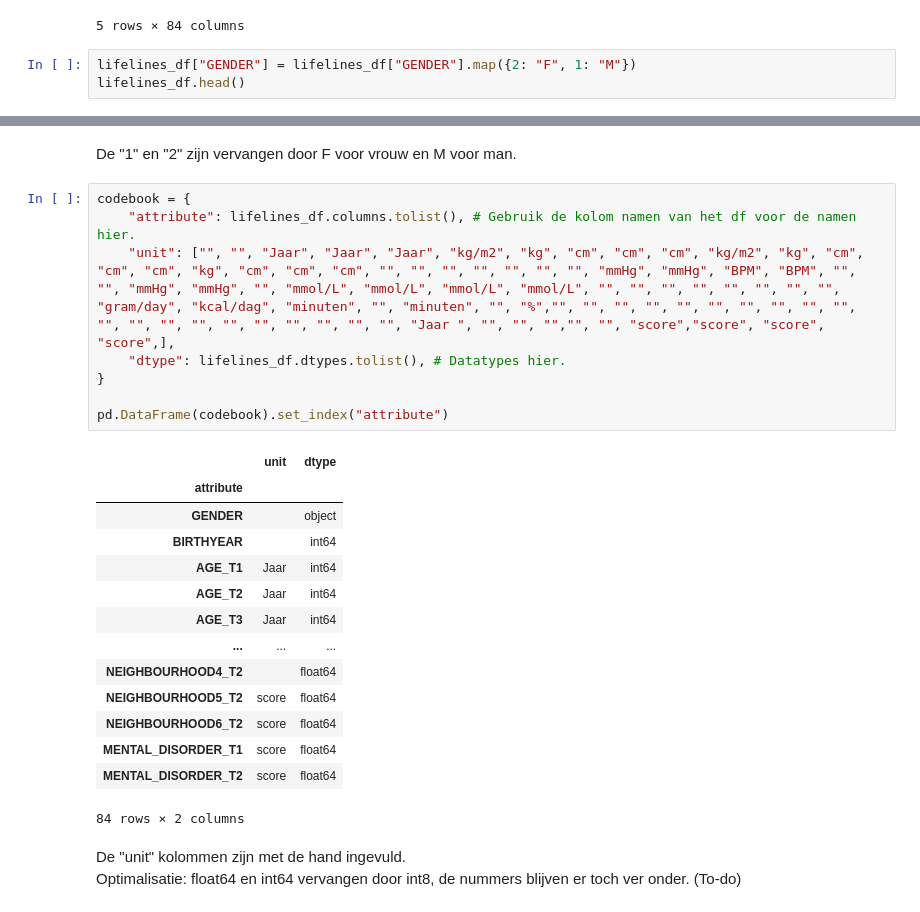
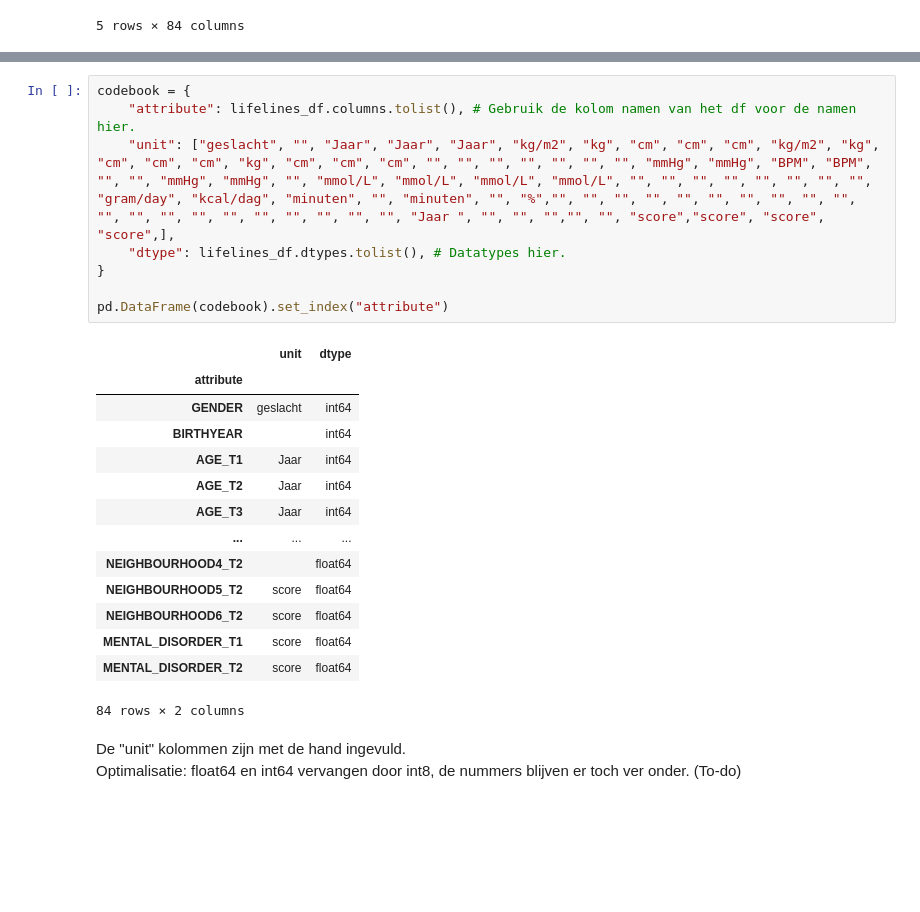
Before and after one commit to Fl-ris/Lifelines_Classifier, a Jupyter notebook: Lifelines_classifier.ipynb, the cells around one changed output, grey strips where cells are left out. Saved outputs shown, nothing was run; the diff lists cells and outputs as text; blank space fills up the shorter version.

```diff
--- a/Lifelines_classifier.ipynb
+++ b/Lifelines_classifier.ipynb
@@ -44,6 +50,3 @@ lifelines_df.head()
 | 4 | 1 | 1958 | 54 | 57 | 61 | 9761 | 25.0 | 70.5 | 95.0 | 169.5 | ... |
 | 5 | 2 | 1963 | 45 | 50 | 57 | 9201 | 24.0 | 61.0 | 95.0 | 159.8 | ... |
 5 rows × 84 columns
-# %%
-lifelines_df["GENDER"] = lifelines_df["GENDER"].map({2: "F", 1: "M"})
-lifelines_df.head()
@@ -58,17 +53,15 @@ lifelines_df.head()
-# %% [markdown]
-De "1" en "2" zijn vervangen door F voor vrouw en M voor man.
 # %%
 codebook = {
     "attribute": lifelines_df.columns.tolist(), # Gebruik de kolom namen van het df voor de namen hier.
-    "unit": ["", "", "Jaar", "Jaar", "Jaar", "kg/m2", "kg", "cm", "cm", "cm", "kg/m2", "kg", "cm", "cm", "cm", "kg", "cm", "cm", "cm", "", "", "", "", "", "", "", "mmHg", "mmHg", "BPM", "BPM", "", "", "mmHg", "mmHg", "", "mmol/L", "mmol/L", "mmol/L", "mmol/L", "", "", "", "", "", "", "", "", "gram/day", "kcal/dag", "minuten", "", "minuten", "", "%","", "", "", "", "", "", "", "", "", "", "", "", "", "", "", "", "", "", "", "", "Jaar ", "", "", "","", "", "score","score", "score", "score",],
+    "unit": ["geslacht", "", "Jaar", "Jaar", "Jaar", "kg/m2", "kg", "cm", "cm", "cm", "kg/m2", "kg", "cm", "cm", "cm", "kg", "cm", "cm", "cm", "", "", "", "", "", "", "", "mmHg", "mmHg", "BPM", "BPM", "", "", "mmHg", "mmHg", "", "mmol/L", "mmol/L", "mmol/L", "mmol/L", "", "", "", "", "", "", "", "", "gram/day", "kcal/dag", "minuten", "", "minuten", "", "%","", "", "", "", "", "", "", "", "", "", "", "", "", "", "", "", "", "", "", "", "Jaar ", "", "", "","", "", "score","score", "score", "score",],
     "dtype": lifelines_df.dtypes.tolist(), # Datatypes hier.
 }
 
 pd.DataFrame(codebook).set_index("attribute")
 # %% [output]
 |  | unit | dtype |
 | attribute |  |  |
-| GENDER |  | object |
+| GENDER | geslacht | int64 |
 | BIRTHYEAR |  | int64 |
 | AGE_T1 | Jaar | int64 |
 | AGE_T2 | Jaar | int64 |
```
Also changed, not shown: parts of 23 cells of this notebook.
